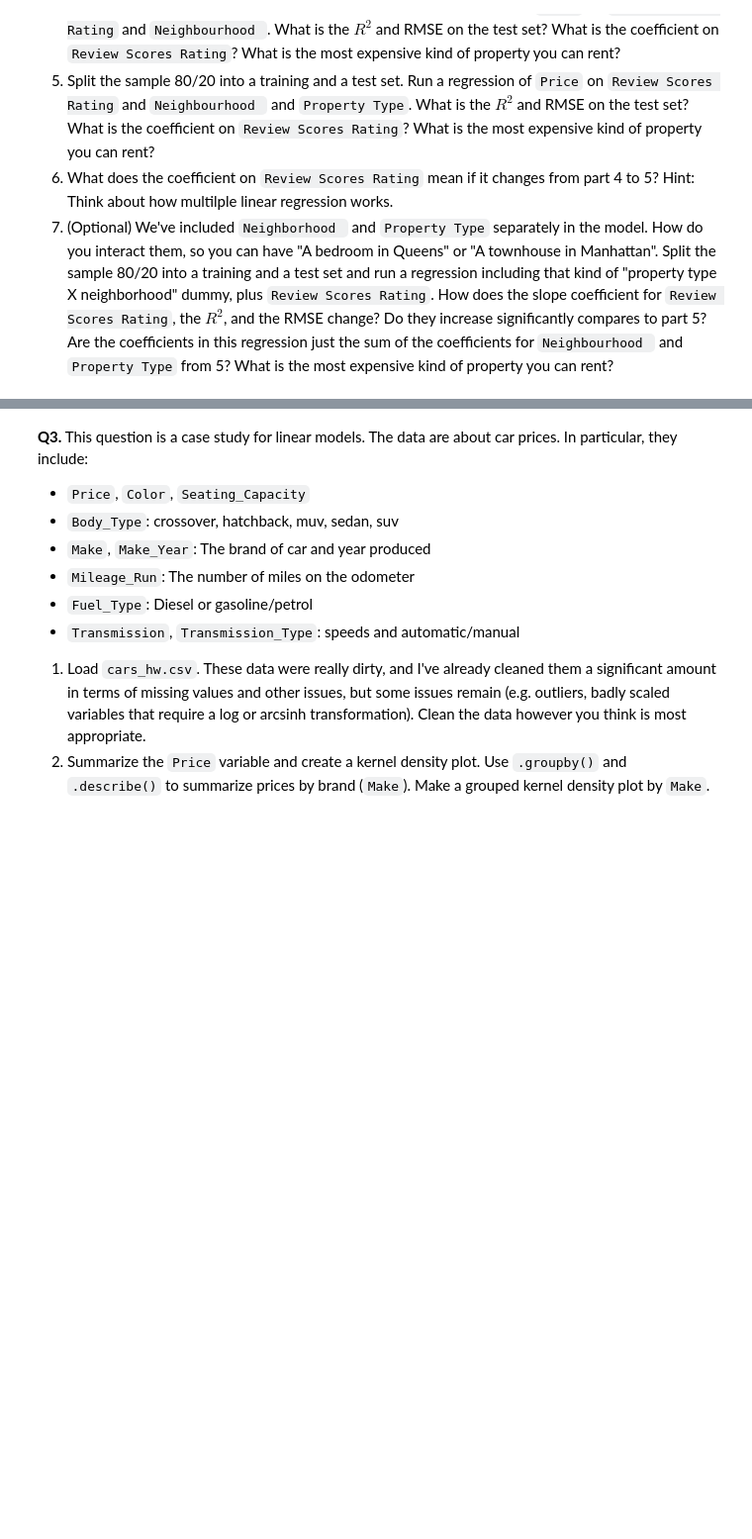
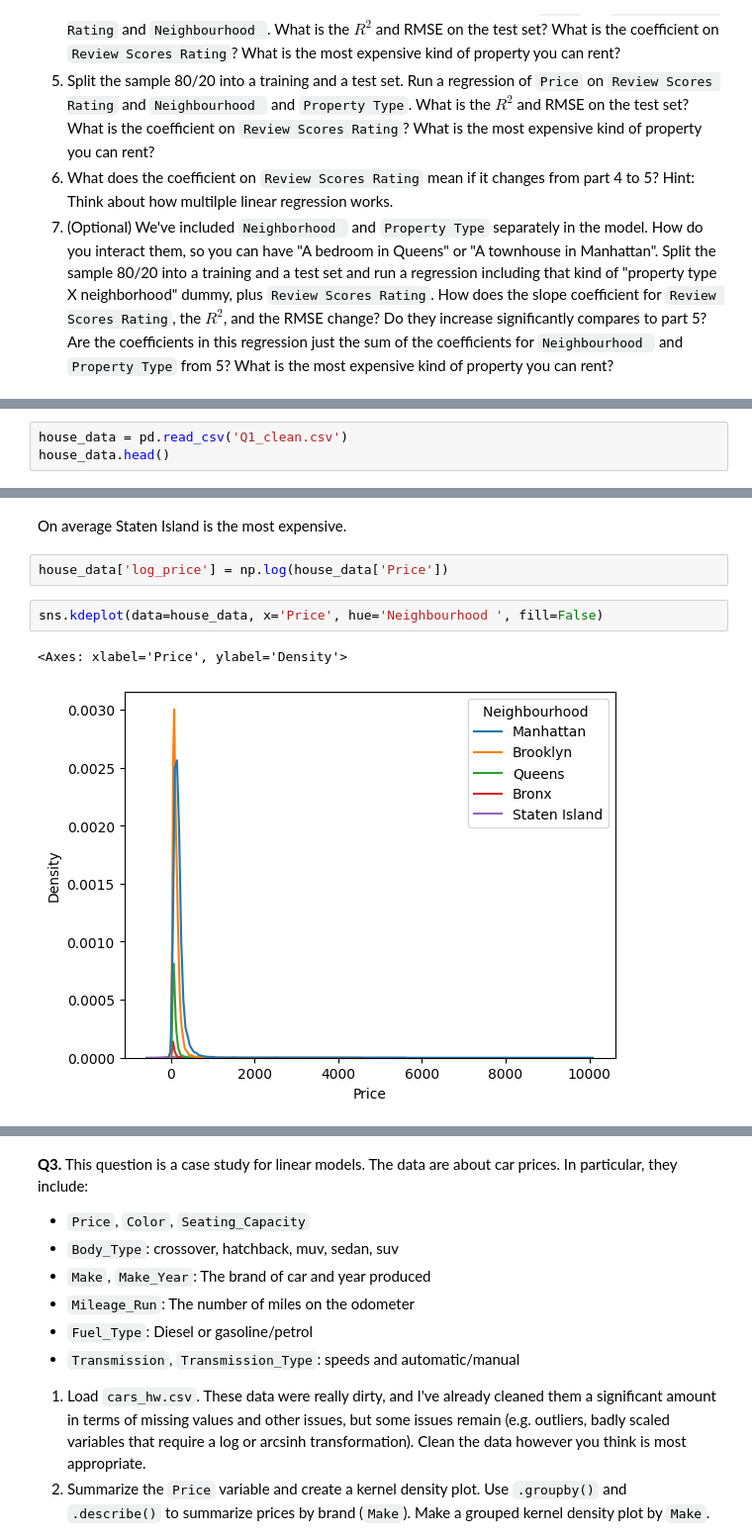
Before and after one commit to aileenkent/linearModels, a Jupyter notebook: assignment/assignment.ipynb, the cells around one changed output, grey strips where cells are left out. Shown: that part at 99% size. Cells and saved outputs as stored; diff of their text form; blank space fills up the shorter version.

```diff
--- a/assignment/assignment.ipynb
+++ b/assignment/assignment.ipynb
@@ -43,0 +55,3 @@
+# %%
+house_data = pd.read_csv('Q1_clean.csv')
+house_data.head()
@@ -43,0 +116,9 @@
+# %% [markdown]
+On average Staten Island is the most expensive.
+# %%
+house_data['log_price'] = np.log(house_data['Price'])
+# %%
+sns.kdeplot(data=house_data, x='Price', hue='Neighbourhood ', fill=False)
+# %% [output]
+<Axes: xlabel='Price', ylabel='Density'>
+[figure, added]
```
Also changed, not shown: parts of 10 cells of this notebook.
